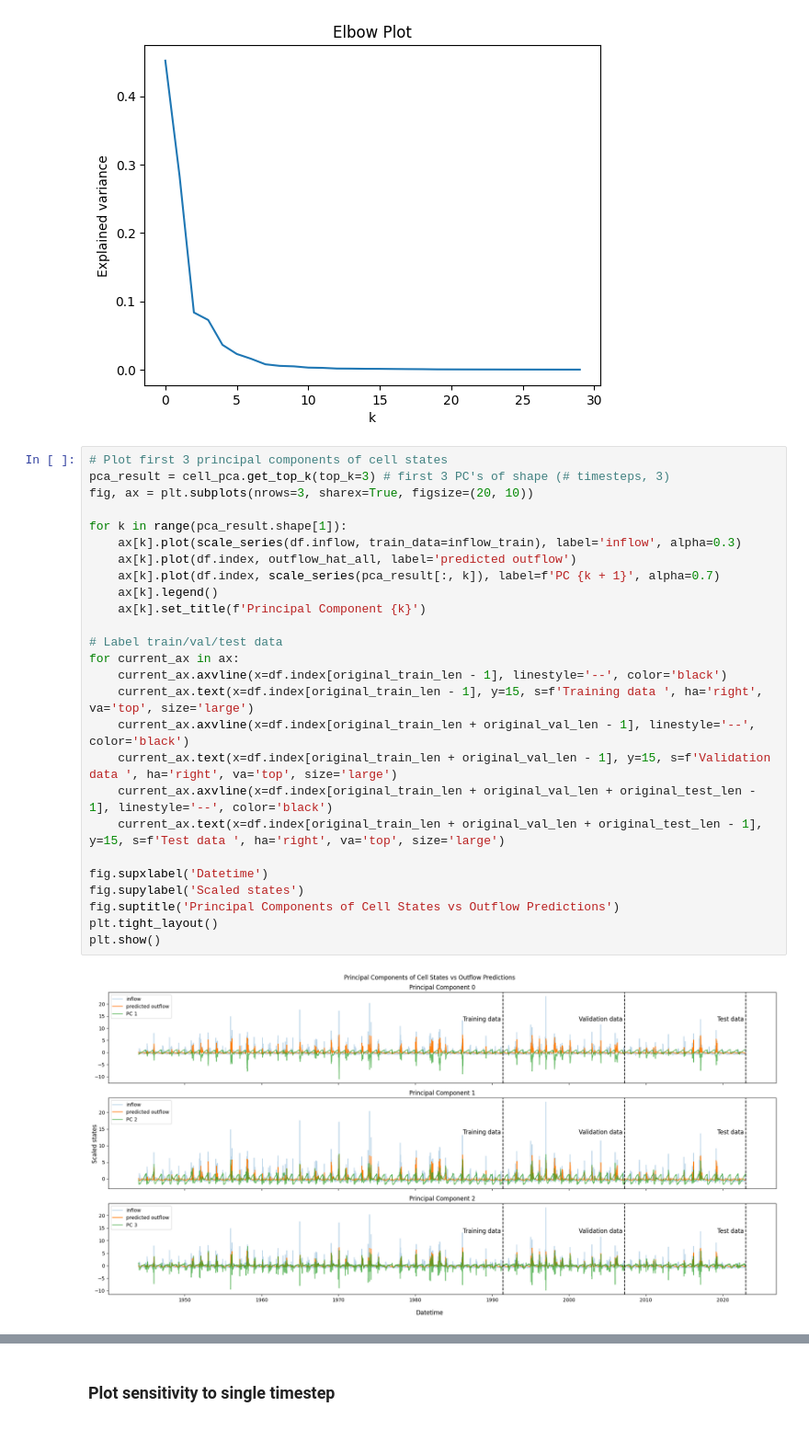
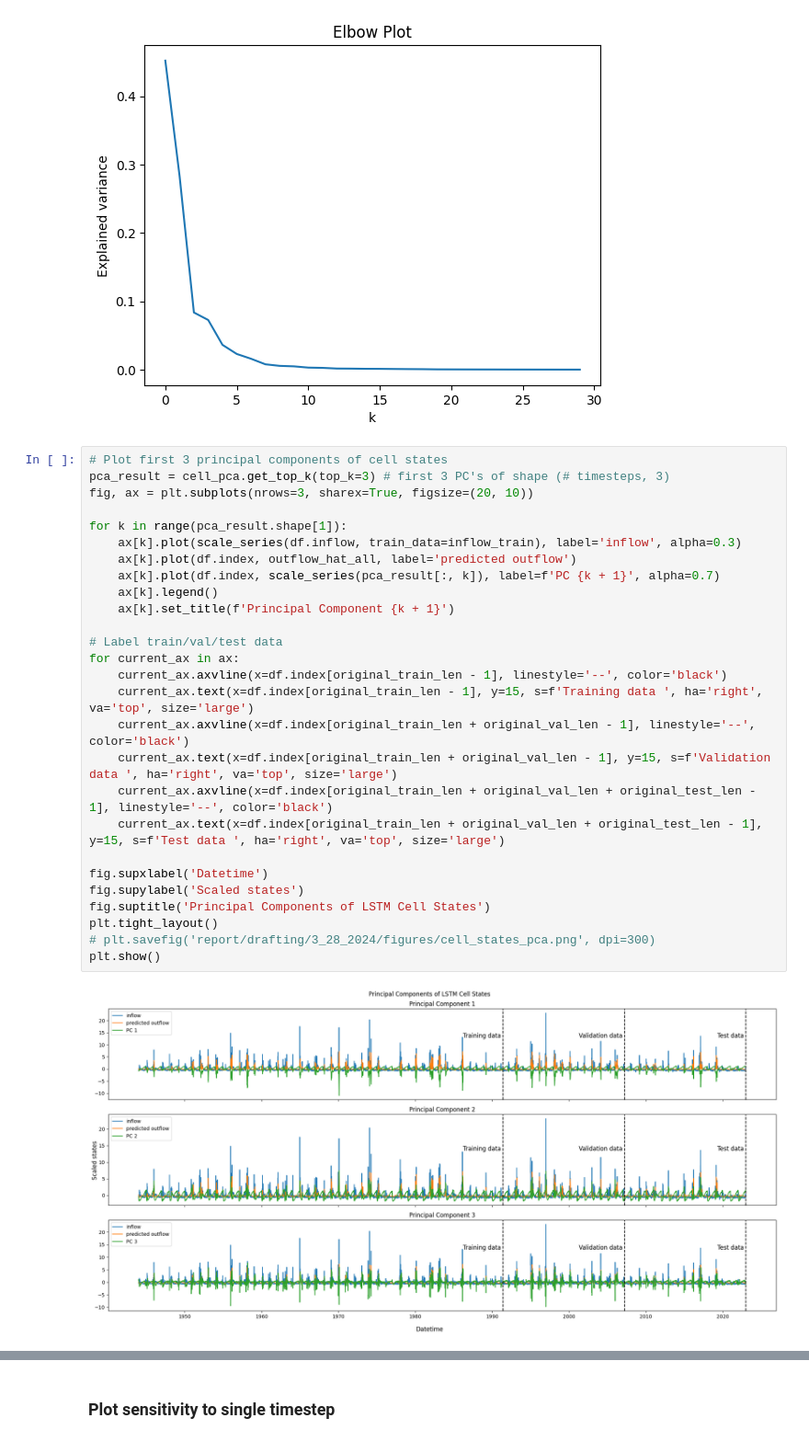
Before and after one commit to Matt2371/DL-reservoir-modeling, a Jupyter notebook: experiments/1e_model1_cell_state.ipynb, the cells around one changed output, grey strips where cells are left out. Shown at 92% size. Cells and saved outputs as stored; diff of their text form.

Commit message:
PCA of cell states
- added PC plot for Model 1 cell states (in experiment 1e)
- update manuscript
- moved filter_res function for ResOps to src.data.data_fetching
- updated commenting in experiment 10

```diff
--- a/experiments/1e_model1_cell_state.ipynb
+++ b/experiments/1e_model1_cell_state.ipynb
@@ -277,28 +277,29 @@ plt.show()
 # %%
 # Plot first 3 principal components of cell states
 pca_result = cell_pca.get_top_k(top_k=3) # first 3 PC's of shape (# timesteps, 3)
 fig, ax = plt.subplots(nrows=3, sharex=True, figsize=(20, 10))
 
 for k in range(pca_result.shape[1]):
     ax[k].plot(scale_series(df.inflow, train_data=inflow_train), label='inflow', alpha=0.3)
     ax[k].plot(df.index, outflow_hat_all, label='predicted outflow')
     ax[k].plot(df.index, scale_series(pca_result[:, k]), label=f'PC {k + 1}', alpha=0.7)
     ax[k].legend()
-    ax[k].set_title(f'Principal Component {k}')
+    ax[k].set_title(f'Principal Component {k + 1}')
 
 # Label train/val/test data
 for current_ax in ax:
     current_ax.axvline(x=df.index[original_train_len - 1], linestyle='--', color='black')
     current_ax.text(x=df.index[original_train_len - 1], y=15, s=f'Training data ', ha='right', va='top', size='large')
     current_ax.axvline(x=df.index[original_train_len + original_val_len - 1], linestyle='--', color='black')
     current_ax.text(x=df.index[original_train_len + original_val_len - 1], y=15, s=f'Validation data ', ha='right', va='top', size='large')
     current_ax.axvline(x=df.index[original_train_len + original_val_len + original_test_len - 1], linestyle='--', color='black')
     current_ax.text(x=df.index[original_train_len + original_val_len + original_test_len - 1], y=15, s=f'Test data ', ha='right', va='top', size='large')
 
 fig.supxlabel('Datetime')
 fig.supylabel('Scaled states')
-fig.suptitle('Principal Components of Cell States vs Outflow Predictions')
+fig.suptitle('Principal Components of LSTM Cell States')
 plt.tight_layout()
+# plt.savefig('report/drafting/3_28_2024/figures/cell_states_pca.png', dpi=300)
 plt.show()
 # %% [output]
-[figure, old version]
+[figure, new version]
```
Also changed, not shown: parts of 3 cells of this notebook, 15 other files.
